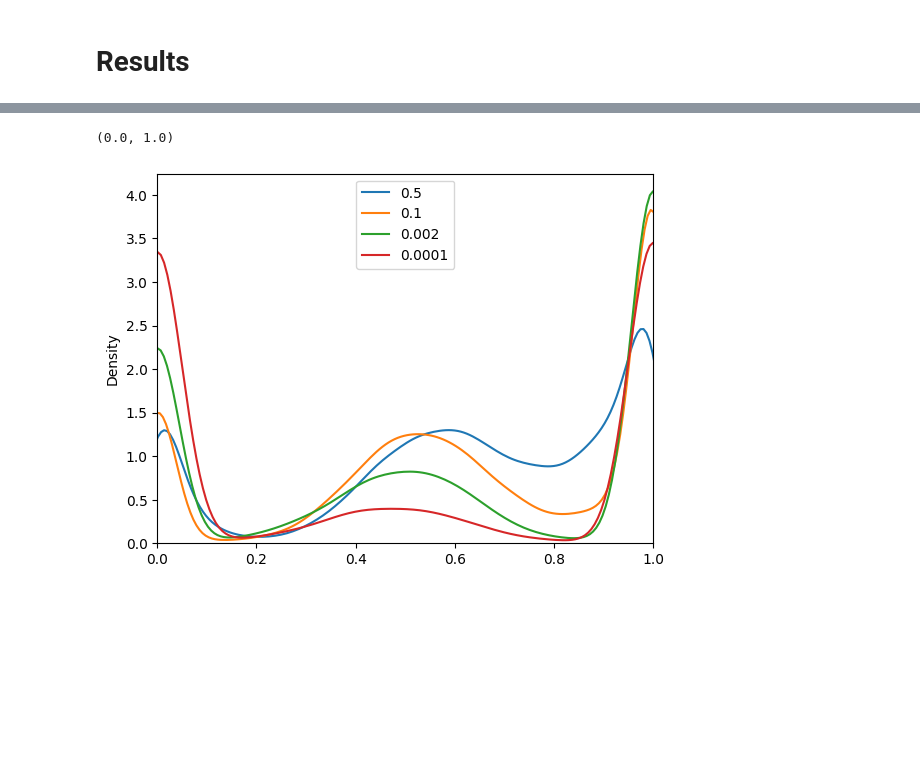
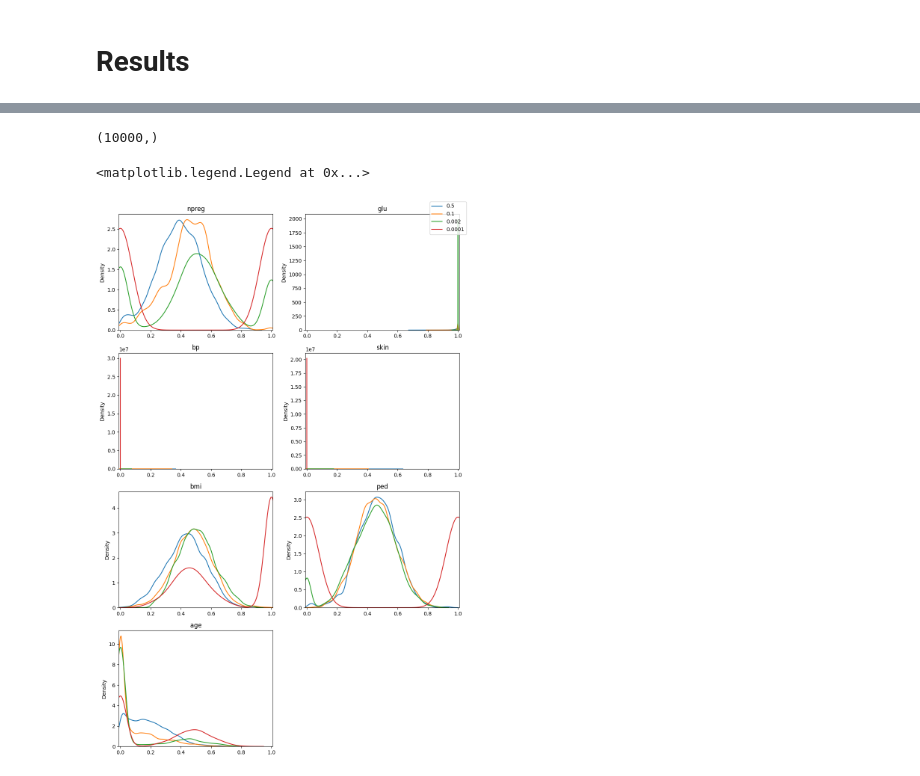
Before and after one commit to Grace0124/numpyro, a Jupyter notebook: REBAR.ipynb, the cells around one changed output, grey strips where cells are left out. Saved outputs shown, nothing was run; the diff lists cells and outputs as text; code cells hidden in the pictures; blank space fills up the shorter version.

Commit message:
Changed alpha + KDE plots

```diff
--- a/REBAR.ipynb
+++ b/REBAR.ipynb
@@ -1,6 +1,7 @@
 # %%
 # Numerical analysis
 import numpy as np
+import jax.lax as lax
 import jax.numpy as jnp
 from jax import random
 from jax.nn import sigmoid
@@ -19,7 +20,7 @@ import matplotlib.pyplot as plt
 import seaborn as sns
 
 # Set pseudo random number key
-prng_key = random.PRNGKey(2)
+prng_key = random.PRNGKey(0)
 
 # MODEL CONSTANTS
 n_realizations = 5
@@ -64,7 +65,6 @@ def model(alphas, lam, X, y=None):
     z_lam = numpyro.deterministic("z_lam", ((lam**2+lam+1)/(lam+1)) * T + L)
 
     gammas = numpyro.deterministic("gammas", sigmoid(z_lam/lam))
-    kappas = numpyro.deterministic("kappas", 1-gammas)
     y_mean = jnp.dot(X, gammas) #Nx1
     y = numpyro.sample("y", dist.Bernoulli(logits=y_mean), obs=y)
 # %%
@@ -124,7 +119,6 @@ def concrete(X, y, lam):
 # %%
 all_mses = dict()
 mean_mses = dict()
-all_kappas = dict()
 mean_betas = dict()
 mean_gammas = dict()
 all_mcmc_runs = []
@@ -132,11 +126,8 @@ all_data = {}
 
 for _ in range(n_realizations):
     for lam in lams:
-        kappas, gammas, all_samples, mcmc = concrete(X, y, lam=lam)
-        if lam not in all_kappas:
-            all_kappas[lam] = []
+        gammas, all_samples, mcmc = concrete(X, y, lam=lam)
         if lam not in mean_gammas:
             mean_gammas[lam] = []
-        all_kappas[lam].append(kappas)
         mean_gammas[lam].append(gammas)
         all_mcmc_runs.append(mcmc)
@@ -198,12 +329,46 @@ plt.ylim(-0.05, 1.05)
+# %%
+y = dict()
+for i in range(7):
+    y[i] = dict()
+
+for lam in lams:
+    mean_gammas[lam] = np.array(mean_gammas[lam])
+    for i in range(7):
+        y[i][lam] = np.ndarray.flatten(mean_gammas[lam][:, :, i])
+# %%
+y[0][0.5].shape
+# %% [output]
+(10000,)
 # %%
+fig, axs = plt.subplots(4, 2)
+fig.set_size_inches(10, 15)
+
 for lam in lams:
-    all_kappas[lam] = np.ndarray.flatten(np.array(all_kappas[lam]))
-    sns.kdeplot(all_kappas[lam], label=f'{lam}')
-plt.legend()
-plt.xlim(0, 1)
+    sns.kdeplot(y[0][lam], ax=axs[0,0], label=f'{lam}')
+    sns.kdeplot(y[1][lam], ax=axs[0,1])
+    sns.kdeplot(y[2][lam], ax=axs[1,0])
+    sns.kdeplot(y[3][lam], ax=axs[1,1])
+    sns.kdeplot(y[4][lam], ax=axs[2,0])
+    sns.kdeplot(y[5][lam], ax=axs[2,1])
+    sns.kdeplot(y[6][lam], ax=axs[3,0])
+
+for ax in axs.flat:
+    ax.set_xlim(-0.01, 1.01)
+
+axs[0,0].set_title("npreg")
+axs[0,1].set_title("glu")
+axs[1,0].set_title("bp")
+axs[1,1].set_title("skin")
+axs[2,0].set_title("bmi")
+axs[2,1].set_title("ped")
+axs[3,0].set_title("age")
+
+plt.tight_layout()
+fig.delaxes(axs[3, 1]) # deletes unused 8th subplot
+fig.legend()
 # %% [output]
-(0.0, 1.0)
+<matplotlib.legend.Legend at 0x...>
-[figure, old version]
+[figure, new version]
 # %%
 # samples_1 = mcmc.get_samples()
 # predictive = Predictive(model, samples_1)
```
Also changed, not shown: parts of 4 cells of this notebook.
